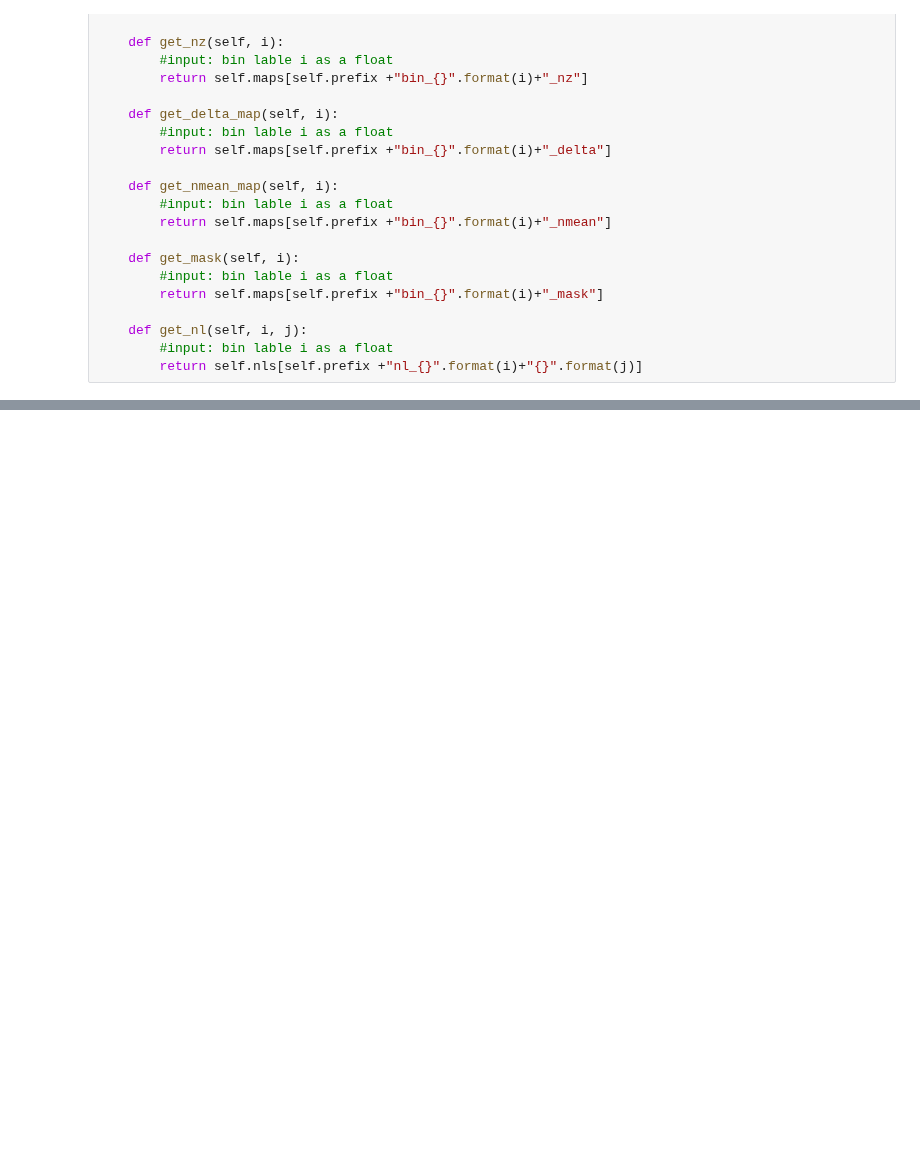
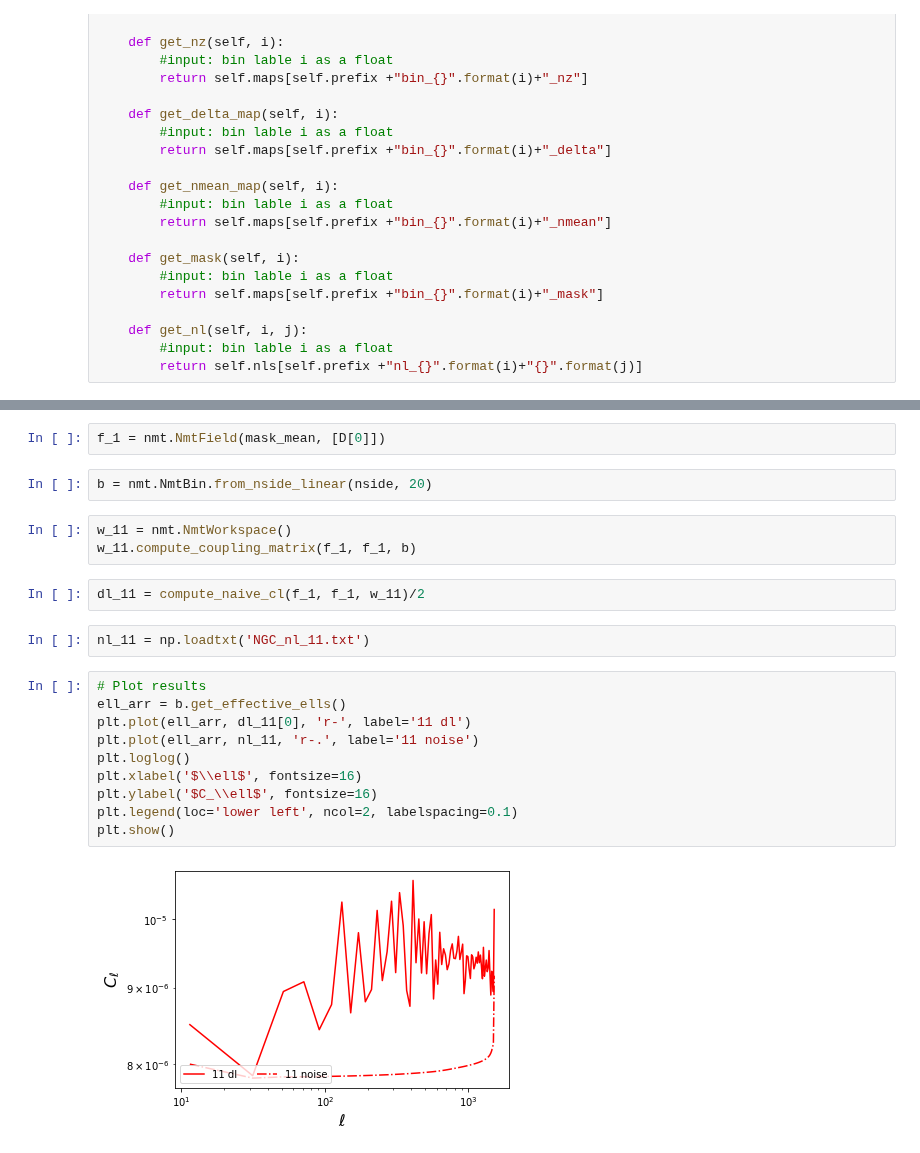
Before and after one commit to Cosmotheka/Cosmotheka, a Jupyter notebook: pipeline/eBOSS_QSO/eQuasar.ipynb, the cells around one changed output, grey strips where cells are left out. Saved outputs shown, nothing was run; the diff lists cells and outputs as text; blank space fills up the shorter version.

Commit message:
fixed alternative noise

```diff
--- a/pipeline/eBOSS_QSO/eQuasar.ipynb
+++ b/pipeline/eBOSS_QSO/eQuasar.ipynb
@@ -507,0 +543,23 @@ False
+# %%
+f_1 = nmt.NmtField(mask_mean, [D[0]])
+# %%
+b = nmt.NmtBin.from_nside_linear(nside, 20)
+# %%
+w_11 = nmt.NmtWorkspace()
+w_11.compute_coupling_matrix(f_1, f_1, b)
+# %%
+dl_11 = compute_naive_cl(f_1, f_1, w_11)/2
+# %%
+nl_11 = np.loadtxt('NGC_nl_11.txt')
+# %%
+# Plot results
+ell_arr = b.get_effective_ells()
+plt.plot(ell_arr, dl_11[0], 'r-', label='11 dl')
+plt.plot(ell_arr, nl_11, 'r-.', label='11 noise')
+plt.loglog()
+plt.xlabel('$\\ell$', fontsize=16)
+plt.ylabel('$C_\\ell$', fontsize=16)
+plt.legend(loc='lower left', ncol=2, labelspacing=0.1)
+plt.show()
+# %% [output]
+[figure, added]
```
Also changed, not shown: parts of 19 cells of this notebook.
